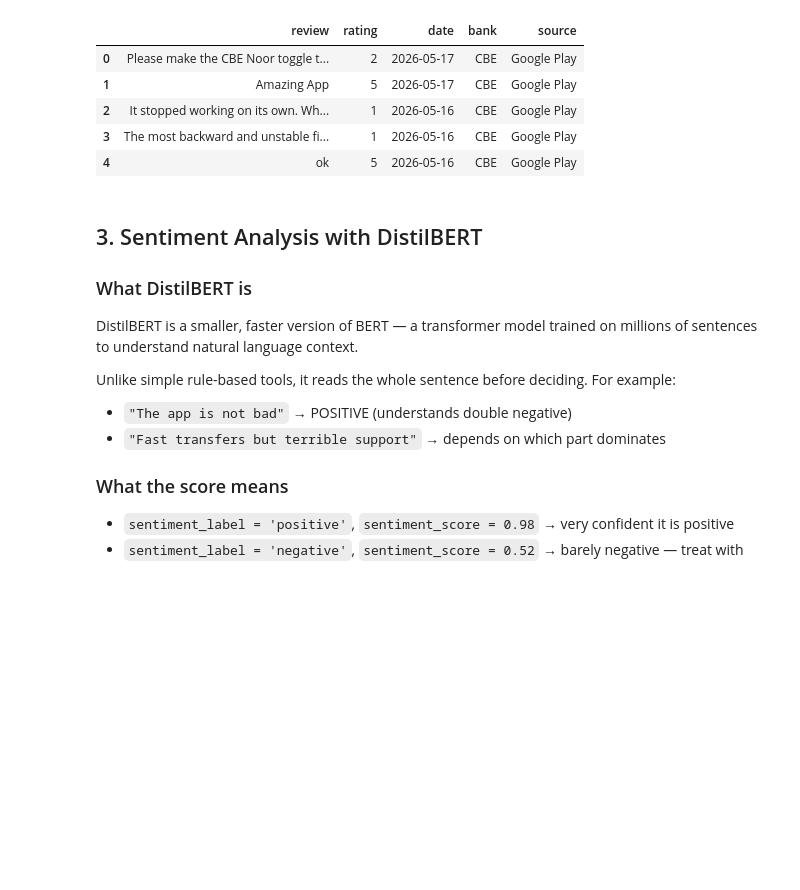
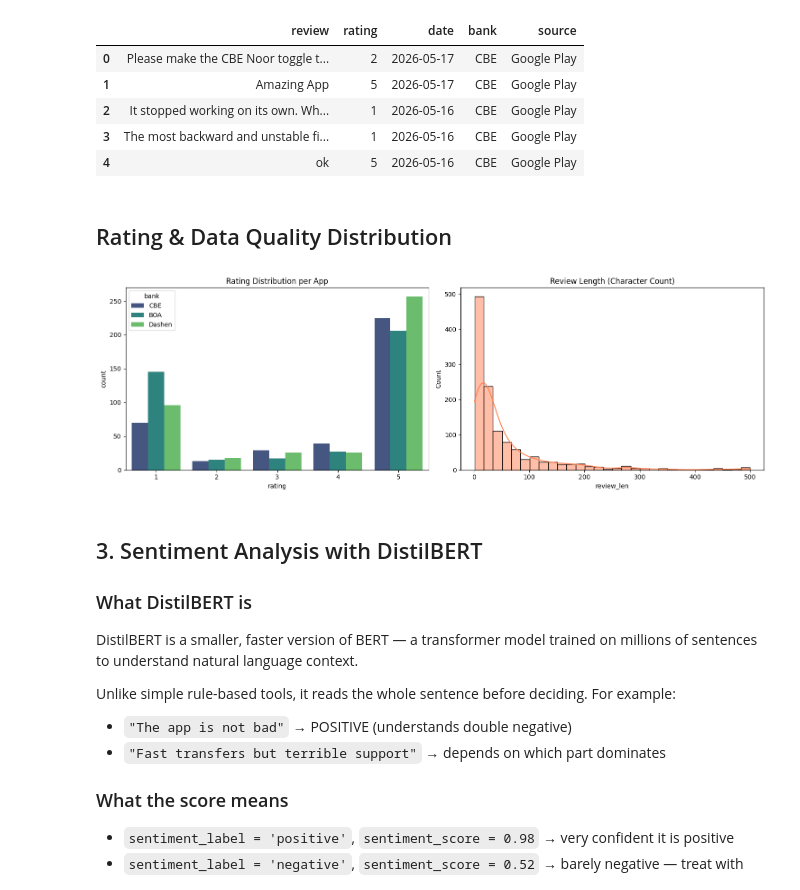
Before and after one commit to hawigirmachew27/fintech-review-analytics, a Jupyter notebook: notebooks/task2_all_banks.ipynb, the cells around one changed output. Cells and saved outputs as stored; diff of their text form; code cells hidden in the pictures; blank space fills up the shorter version.

```diff
--- a/notebooks/task2_all_banks.ipynb
+++ b/notebooks/task2_all_banks.ipynb
@@ -58,6 +87,23 @@ CBE       376
 | 2 | It stopped working on its own. Wh... | 1 | 2026-05-16 | CBE | Google Play |
 | 3 | The most backward and unstable fi... | 1 | 2026-05-16 | CBE | Google Play |
 | 4 | ok | 5 | 2026-05-16 | CBE | Google Play |
+# %% [markdown]
+## Rating & Data Quality Distribution
+# %%
+fig, ax = plt.subplots(1, 2, figsize=(15, 5))
+
+# Rating per App
+sns.countplot(data=df, x='rating', hue='bank', palette='viridis', ax=ax[0])
+ax[0].set_title('Rating Distribution per App')
+
+# Review Length
+df['review_len'] = df['review'].str.len()
+sns.histplot(df['review_len'], bins=30, kde=True, ax=ax[1], color='coral')
+ax[1].set_title('Review Length (Character Count)')
+
+plt.tight_layout(); plt.show()
+# %% [output]
+[figure, added]
 # %% [markdown]
 ## 3. Sentiment Analysis with DistilBERT
 
```
Also changed, not shown: parts of 5 cells of this notebook, 2 other files.
